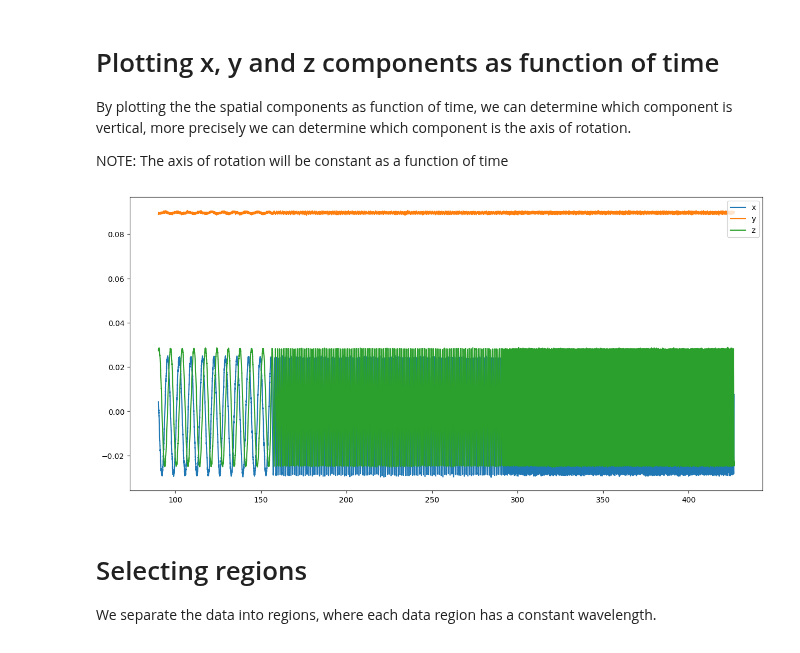
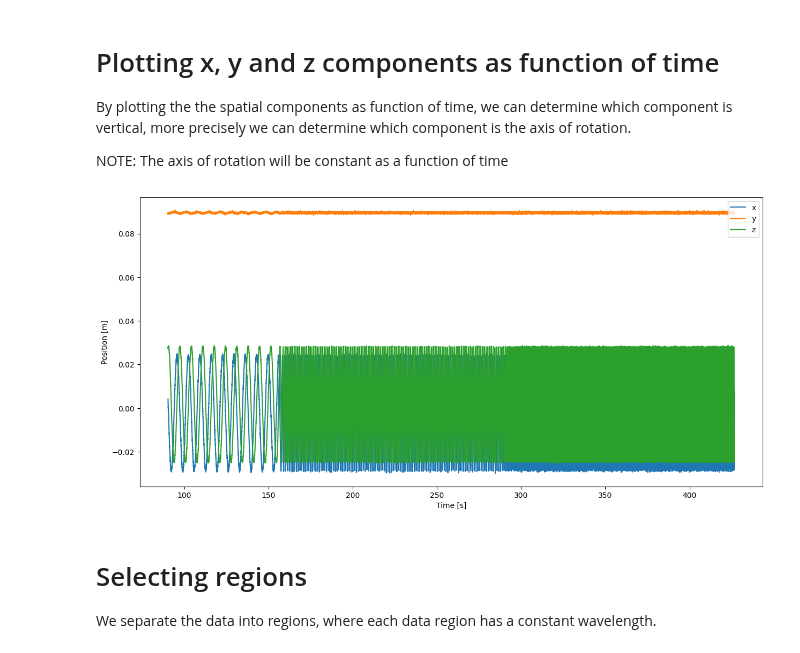
Before and after one commit to PEPT-Data-Analysis-Group/PEPT-, a Jupyter notebook: calibration.ipynb, the cells around one changed output. Drawn from its saved outputs; the diff is of its cells as text; code cells hidden in the pictures.

```diff
--- a/calibration.ipynb
+++ b/calibration.ipynb
@@ -56,13 +56,16 @@ NOTE: The axis of rotation will be constant as a function of time
 # %%
 fig, ax = plt.subplots(figsize=(15,7))
 for key in df.keys():
     if (key != "t"):
         ax.plot(df["t"][5000:24000], df[key][5000:24000], label = key)
 
+plt.xlabel("Time [s]")
+plt.ylabel("Position [m]")
+
 plt.legend(loc = "upper right")
 plt.show()
 # %% [output]
-[figure, old version]
+[figure, new version]
 # %% [markdown]
 # Selecting regions
 
```
